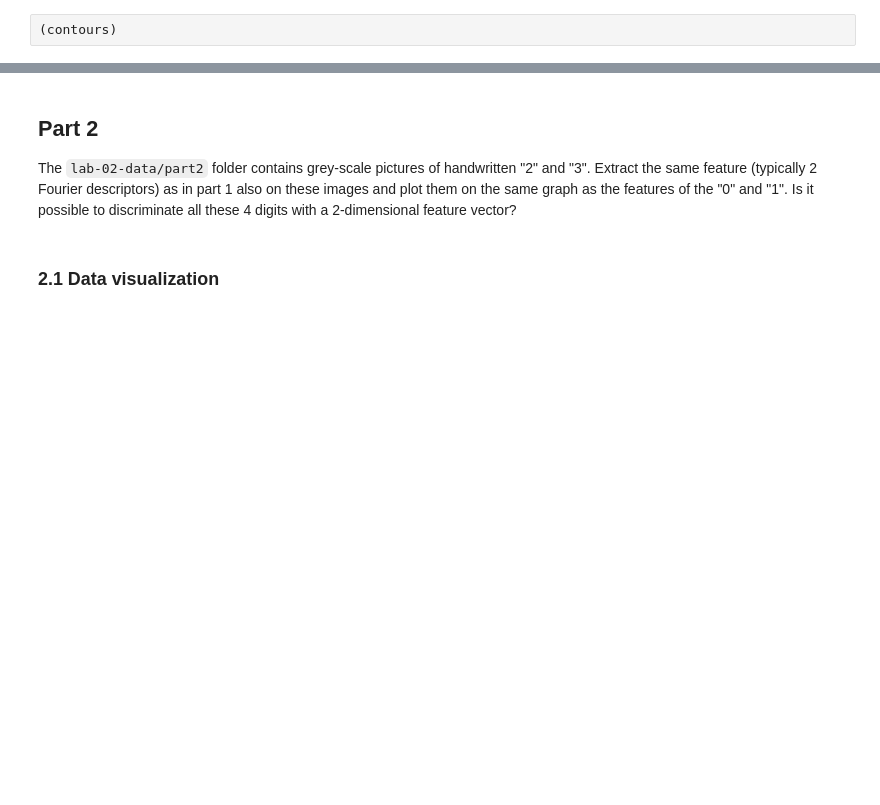
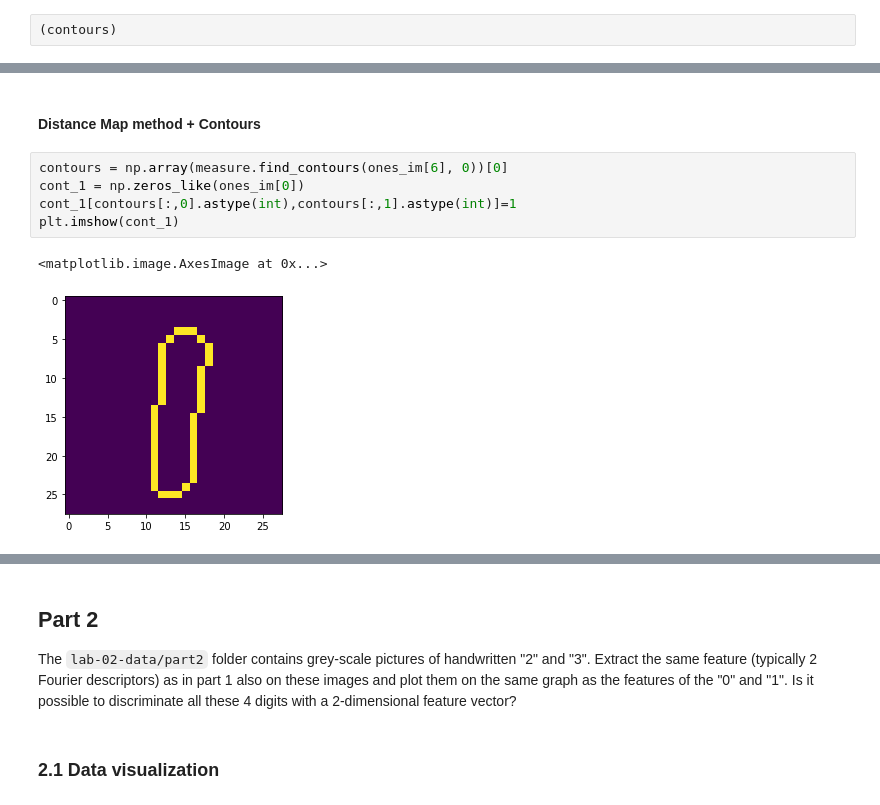
Before and after one commit to Jiang15/Image_analysis_and_pattern-recognition, a Jupyter notebook: Lab 2/lab_02_object_description.ipynb, the cells around one changed output, grey strips where cells are left out. Drawn from its saved outputs; the diff is of its cells as text; blank space fills up the shorter version.

```diff
--- a/Lab 2/lab_02_object_description.ipynb
+++ b/Lab 2/lab_02_object_description.ipynb
@@ -499,0 +534,10 @@ measure.find_contours(ones_im[0], 0)
+# %% [markdown]
+#### Distance Map method + Contours
+# %%
+contours = np.array(measure.find_contours(ones_im[6], 0))[0]
+cont_1 = np.zeros_like(ones_im[0])
+cont_1[contours[:,0].astype(int),contours[:,1].astype(int)]=1
+plt.imshow(cont_1)
+# %% [output]
+<matplotlib.image.AxesImage at 0x...>
+[figure, added]
```
Also changed, not shown: parts of 19 cells of this notebook.
